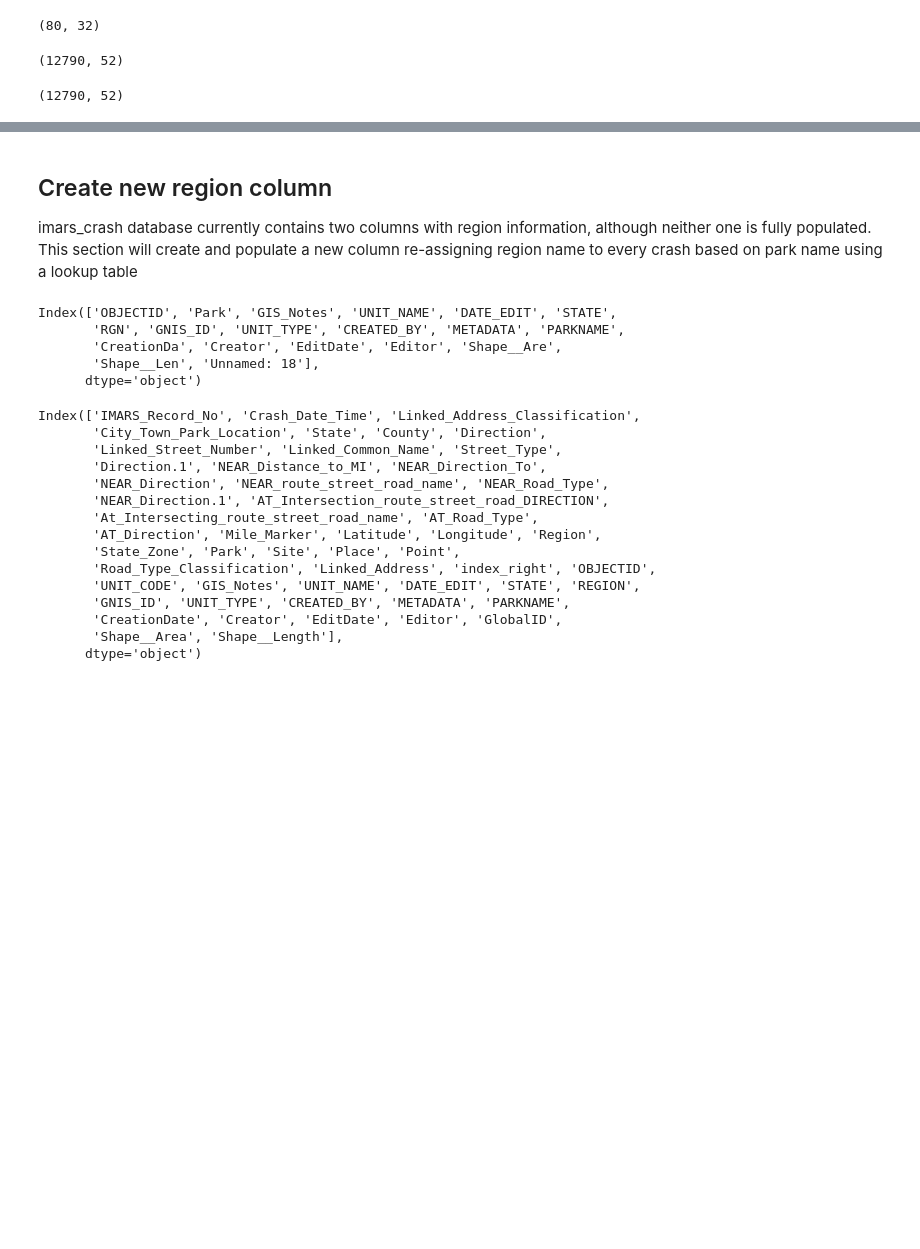
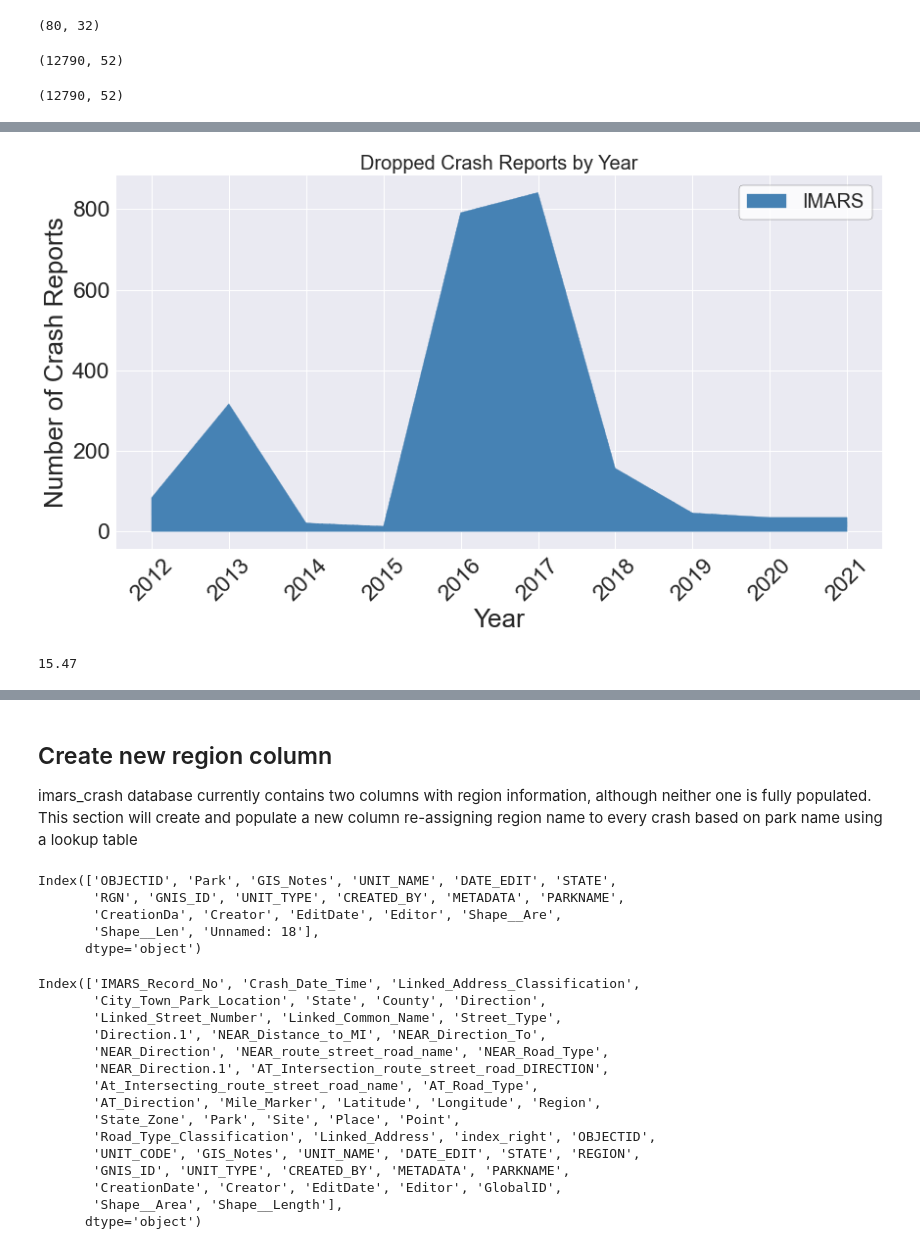
Before and after one commit to VolpeUSDOT/NPS-Region-Crash-Briefing, a Jupyter notebook: data cleaning notebooks/IMARS cleaning 2022.ipynb, the cells around one changed output, grey strips where cells are left out. Drawn from its saved outputs; the diff is of its cells as text; code cells hidden in the pictures; blank space fills up the shorter version.

Commit message:
added analyses for dropped crashes w/o park names

```diff
--- a/data cleaning notebooks/IMARS cleaning 2022.ipynb
+++ b/data cleaning notebooks/IMARS cleaning 2022.ipynb
@@ -335,0 +344,9 @@ imars_crash_expanded.shape
+# %%
+imars_crash_orig_NoDupsorNulls = pd.read_excel("./New IMARS/IMARS 2012 - 2021.xlsx", sheet_name = "Location")
+imars_crash_orig_NoDupsorNulls = imars_crash_orig_NoDupsorNulls.dropna(subset=['IMARS_Record_No'])
+imars_crash_orig_NoDupsorNulls = imars_crash_orig_NoDupsorNulls.drop_duplicates(subset=['IMARS_Record_No'])
+imars_crash_orig_NoDupsorNulls['Crash_Date_Time']=pd.to_datetime(imars_crash_orig_NoDupsorNulls['Crash_Date_Time'], format='%Y%m%d %H:%M:%S:%f')
+imars_crash_orig_NoDupsorNulls['CRASH_YEAR'] = imars_crash_orig_NoDupsorNulls['Crash_Date_Time'].dt.strftime('%Y')
+all_crashes_by_year = imars_crash_orig_NoDupsorNulls['CRASH_YEAR'].value_counts().sort_index().reset_index()
+all_crashes_by_year.columns =['Year', 'Crashes']
+all_crashes_by_year['Crashes'].sum()
@@ -335,0 +376,3 @@ imars_crash_expanded.shape
+# %%
+dropped_crashes = pd.concat([imars_crash_orig_NoDupsorNulls, imars_crash_expanded]).drop_duplicates(subset=['IMARS_Record_No'],keep=False)
+dropped_crashes.shape
@@ -335,0 +391,5 @@ imars_crash_expanded.shape
+# %%
+# number of dropped crashes by year:
+dropped_crashes_by_year = dropped_crashes['CRASH_YEAR'].value_counts().sort_index().reset_index()
+dropped_crashes_by_year.columns =['Year', 'Crashes']
+dropped_crashes_by_year
@@ -335,0 +410,40 @@ imars_crash_expanded.shape
+# %%
+# practice plot
+import matplotlib.pyplot as plt
+import matplotlib.ticker as ticker
+#import seaborn as sns
+plt.style.use('seaborn')
+#tick_spacing = 2
+#sns.set(rc={'axes.facecolor':'1', 'figure.facecolor':'white', 'patch.linewidth': 0.0})
+fig,ax = plt.subplots(1,1, figsize=(14, 7))
+
+ax.set_title('Dropped Crash Reports by Year', fontsize=20)
+ax.fill_between(dropped_crashes_by_year['Year'], dropped_crashes_by_year['Crashes'], hatch='o', label = 'IMARS', color = "steelblue")
+#ax.fill_between(cds_year_coords["CRASH_YEAR"], cds_year_coords['Incapacitating Injury'], label = 'CDS with lat/long coordinates',
+#       hatch = 'x', facecolor = "skyblue")
+
+legend = plt.legend(frameon = 2,fontsize=20)
+frame = legend.get_frame()
+frame.set_color('white')
+frame.set_facecolor('white')
+frame.set_edgecolor('black')
+#plt.xlim([1990,2021])
+#plt.ylim([0,700])
+#ax.set_yticks([0,100,200,300,400,500,600,700])
+ax.grid('off')
+#ax.xaxis.set_major_locator(ticker.MultipleLocator(tick_spacing))
+ax.tick_params(axis='x', which='major', labelsize=23, rotation=45)
+ax.tick_params(axis='y', which='major', labelsize=23)
+ax.tick_params(axis='both', which='minor', labelsize=23)
+#ax.hlines(0, xmin = 1990, xmax = 2021, linewidth = 3)
+ax.set_xlabel("Year", fontsize=26)
+ax.set_ylabel("Number of Crash Reports", fontsize=26)
+
+plt.show()
+# %% [output]
+[figure, added]
+# %%
+#percentage of crashes that were dropped from original dataset due to inability to identify a park name:
+round(dropped_crashes.shape[0]/imars_crash_orig_NoDupsorNulls.shape[0]*100,2)
+# %% [output]
+15.47
```
Also changed, not shown: parts of 17 cells of this notebook.
